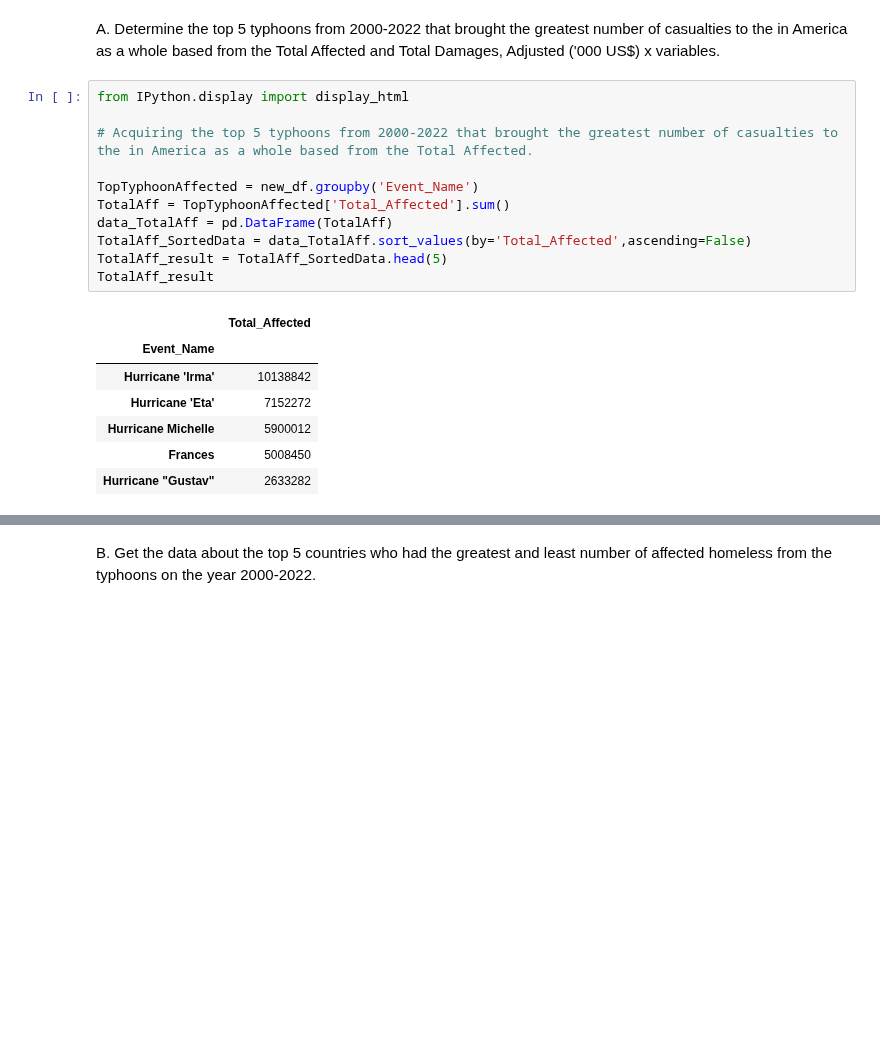
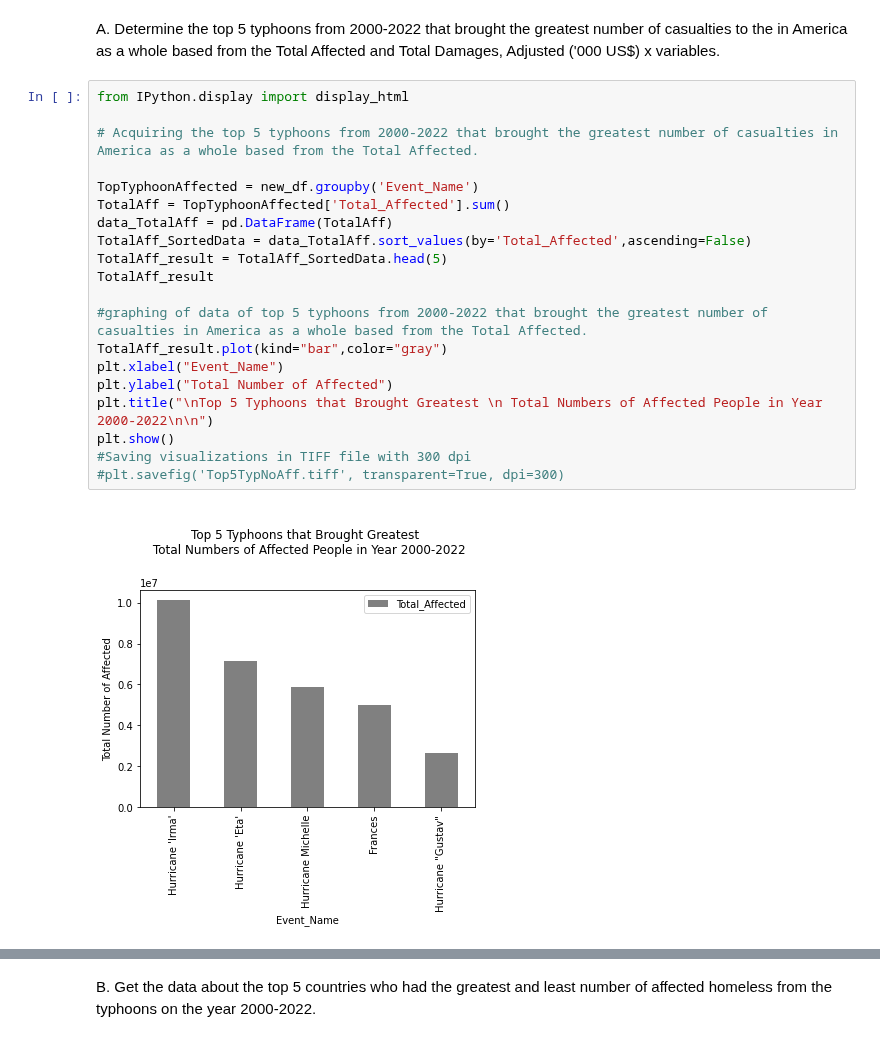
Before and after one commit to GEA960/ITBA-3207_TeamTyphoonAnalysts, a Jupyter notebook: Data Sets Coding Analysis/Data Analysis and Coding for Both Data Sets.ipynb, the cells around one changed output, grey strips where cells are left out. Cells and saved outputs as stored; diff of their text form; blank space fills up the shorter version.

Commit message:
Added new graphical presentation

```diff
--- a/Data Sets Coding Analysis/Data Analysis and Coding for Both Data Sets.ipynb
+++ b/Data Sets Coding Analysis/Data Analysis and Coding for Both Data Sets.ipynb
@@ -529,20 +536,23 @@ A. Determine the top 5 typhoons from 2000-2022 that brought the greatest number
 # %%
 from IPython.display import display_html
 
-# Acquiring the top 5 typhoons from 2000-2022 that brought the greatest number of casualties to the in America as a whole based from the Total Affected.
+# Acquiring the top 5 typhoons from 2000-2022 that brought the greatest number of casualties in America as a whole based from the Total Affected.
 
 TopTyphoonAffected = new_df.groupby('Event_Name')
 TotalAff = TopTyphoonAffected['Total_Affected'].sum()
 data_TotalAff = pd.DataFrame(TotalAff)
 TotalAff_SortedData = data_TotalAff.sort_values(by='Total_Affected',ascending=False)
 TotalAff_result = TotalAff_SortedData.head(5)
 TotalAff_result
+
+#graphing of data of top 5 typhoons from 2000-2022 that brought the greatest number of casualties in America as a whole based from the Total Affected.
+TotalAff_result.plot(kind="bar",color="gray")
+plt.xlabel("Event_Name")
+plt.ylabel("Total Number of Affected")
+plt.title("\nTop 5 Typhoons that Brought Greatest \n Total Numbers of Affected People in Year 2000-2022\n\n")
+plt.show()
+#Saving visualizations in TIFF file with 300 dpi
+#plt.savefig('Top5TypNoAff.tiff', transparent=True, dpi=300)
 # %% [output]
-|  | Total_Affected |
-| Event_Name |  |
-| Hurricane 'Irma' | 10138842 |
-| Hurricane 'Eta' | 7152272 |
-| Hurricane Michelle | 5900012 |
-| Frances | 5008450 |
-| Hurricane "Gustav" | 2633282 |
+[figure, added]
 # %%
```
Also changed, not shown: parts of 9 cells of this notebook.
